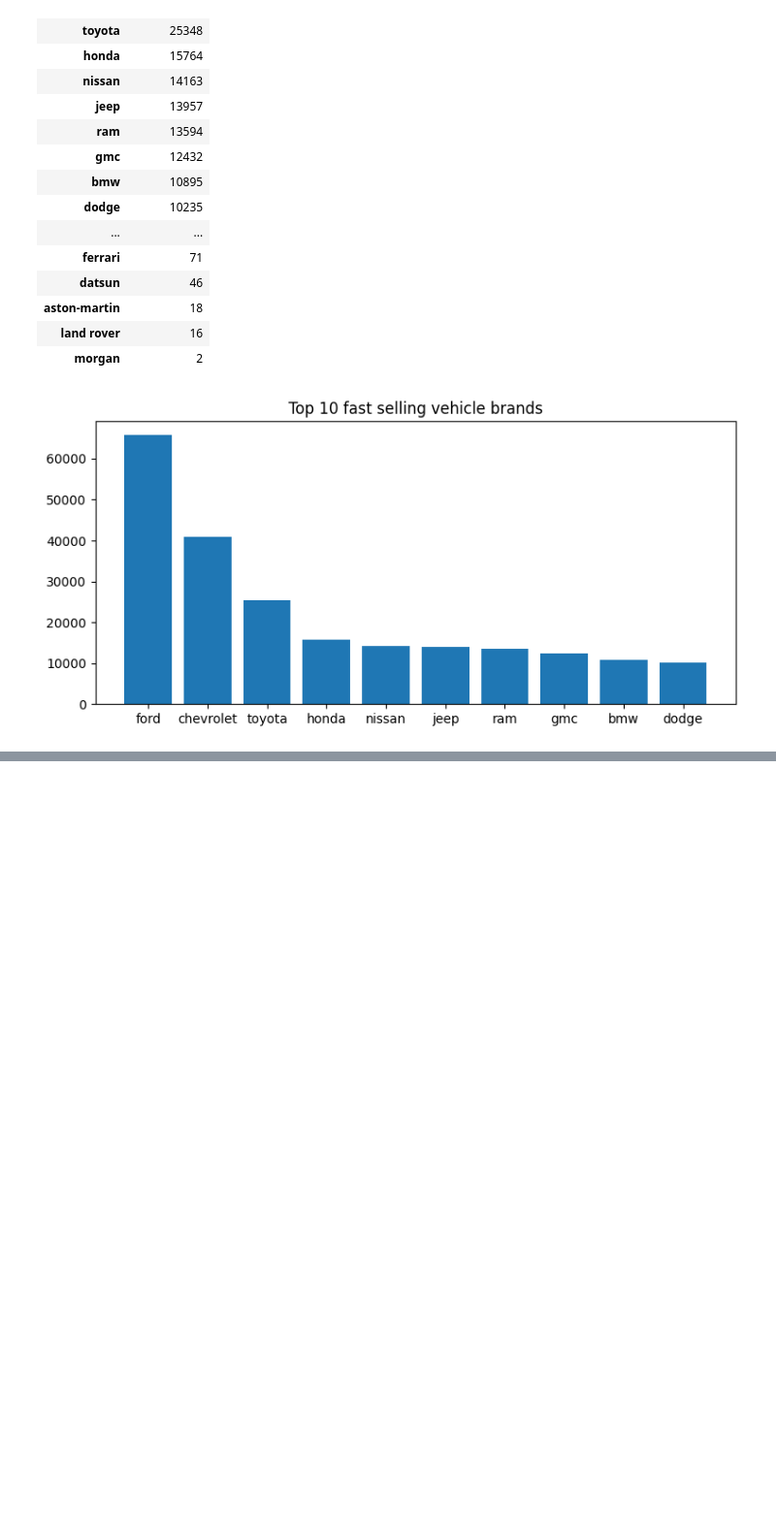
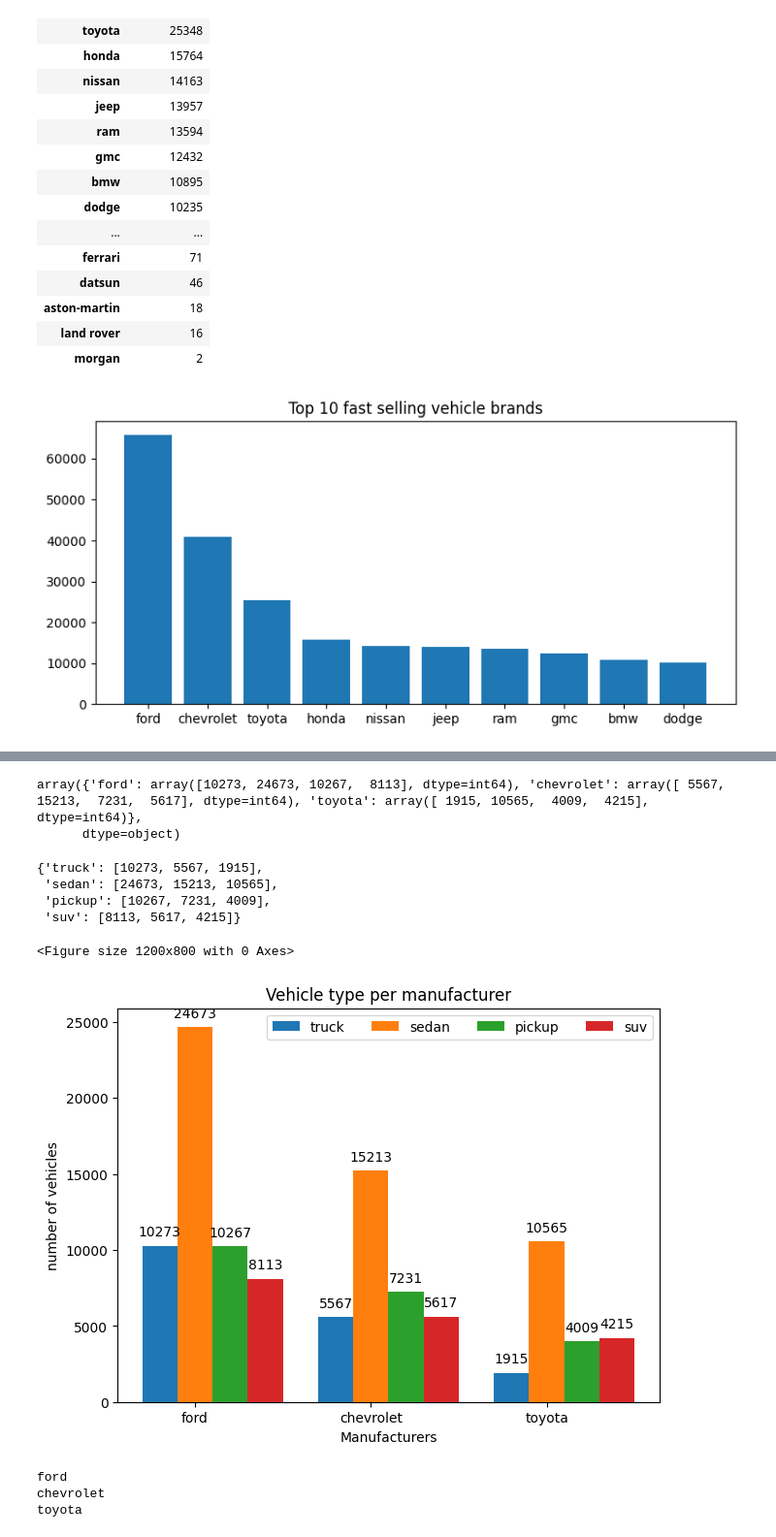
Before and after one commit to JaqenIzo/CraigsListVehiclesAnalysis, a Jupyter notebook: plots.ipynb, the cells around one changed output, grey strips where cells are left out. Shown at 97% size. Cells and saved outputs as stored; diff of their text form; code cells hidden in the pictures; blank space fills up the shorter version.

```diff
--- a/plots.ipynb
+++ b/plots.ipynb
@@ -172,0 +216,7 @@ plt.show()
+# %%
+fordsNum =  [(i,fords.count(i)) for i in set(fords)]
+
+
+dfFords = pd.DataFrame(data=fordsNum,columns=["type","num"]).set_index("type").sort_values(by=["num"],ascending=False)
+dfFords.sort_values(by=["num"],ascending=False)
+dfFords
@@ -172,0 +267,13 @@ plt.show()
+# %%
+top3 = np.array(["ford","nissan","toyota"])
+top3
+
+dictManufac = {
+
+    "ford": dfFords.copy(deep=True).iloc[:4].sort_values(by=["type"],ascending=False).values.reshape(4),
+    "chevrolet": dfChevs.copy(deep=True).iloc[:4].sort_values(by=["type"],ascending=False).values.reshape(4),
+    "toyota": dfToyots.copy(deep=True).iloc[:4].sort_values(by=["type"],ascending=False).values.reshape(4)
+}
+# %% [output]
+array({'ford': array([10273, 24673, 10267,  8113], dtype=int64), 'chevrolet': array([ 5567, 15213,  7231,  5617], dtype=int64), 'toyota': array([ 1915, 10565,  4009,  4215], dtype=int64)},
+      dtype=object)
@@ -172,0 +289,59 @@ plt.show()
+# %%
+names = ["ford","chevrolet","toyota"]
+labels=["truck","sedan","pickup","suv"]
+
+dictNew ={
+  "truck":[dictManufac[i][0] for i in dictManufac],
+  "sedan":[dictManufac[i][1]for i in dictManufac],
+  "pickup":[dictManufac[i][2] for i in dictManufac],
+  "suv":[dictManufac[i][3] for i in dictManufac]
+
+}
+dictNew
+# %% [output]
+{'truck': [10273, 5567, 1915],
+ 'sedan': [24673, 15213, 10565],
+ 'pickup': [10267, 7231, 4009],
+ 'suv': [8113, 5617, 4215]}
+# %%
+# f = dictManufac["ford"]
+# c =dictManufac["chevrolet"]
+# t = dictManufac["toyota"]
+
+
+plt.figure(figsize=(12,8))
+
+
+x=np.arange(len(names))
+width = 0.2
+multiplier = 0
+
+fig,ax = plt.subplots(layout="constrained")
+
+
+for att,val in dictNew.items():
+    offset = width*multiplier
+    bars = ax.bar(x+offset,val,width,label=att)
+    ax.bar_label(bars,padding=5)
+    multiplier+=1
+
+
+# Add some text for labels, title and custom x-axis tick labels, etc.
+ax.set_ylabel('number of vehicles')
+ax.set_xlabel("Manufacturers")
+ax.set_title('Vehicle type per manufacturer')
+ax.set_xticks(x + width, names)
+ax.legend(loc='best', ncols=4)
+
+
+plt.show()
+# %% [output]
+<Figure size 1200x800 with 0 Axes>
+[figure, added]
+# %%
+for att,val in dictManufac.items():
+    print (att)
+# %% [output]
+ford
+chevrolet
+toyota
```
Also changed, not shown: parts of 13 cells of this notebook.
